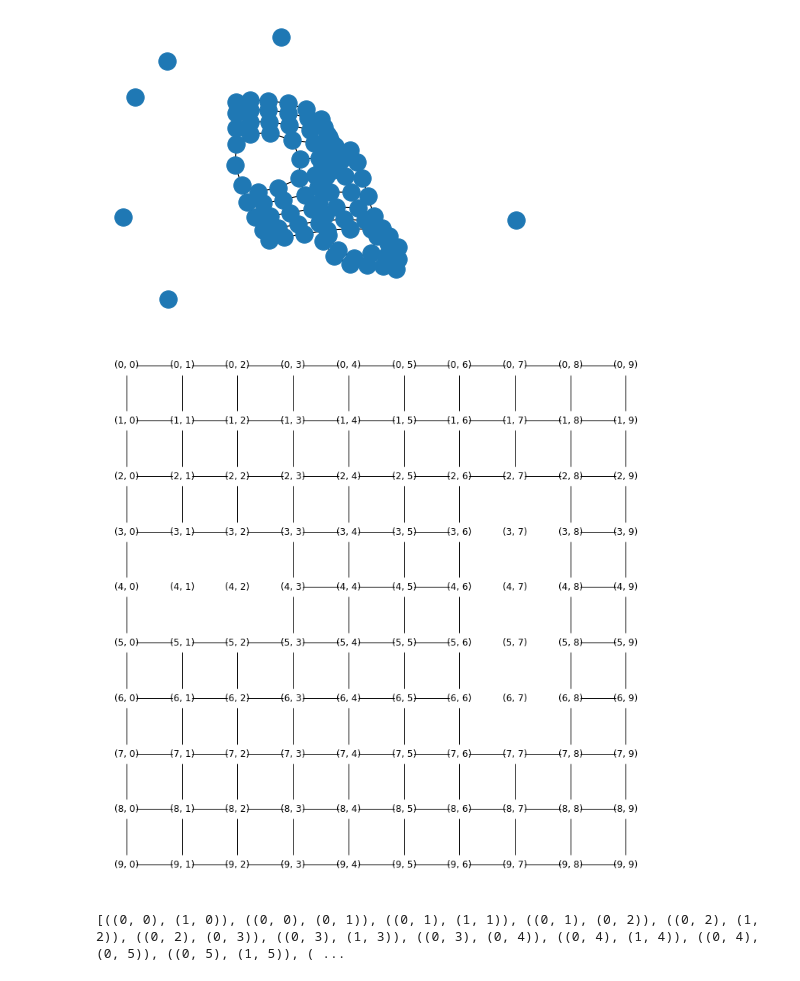
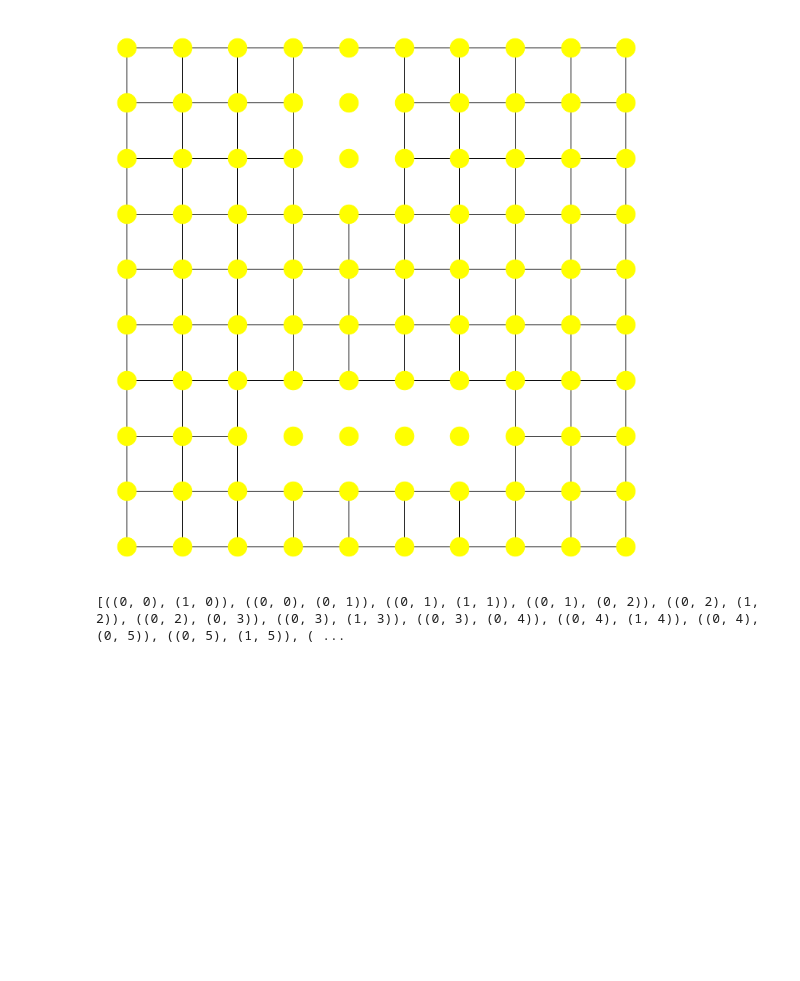
Before and after one commit to tjerkok/AgentBasedModelling, a Jupyter notebook: mesamodel/GroceryModel.ipynb, the cells around one changed output. Cells and saved outputs as stored; diff of their text form; code cells hidden in the pictures; blank space fills up the shorter version.

```diff
--- a/mesamodel/GroceryModel.ipynb
+++ b/mesamodel/GroceryModel.ipynb
@@ -41,18 +41,24 @@ planned move: (6, 8)
 # %%
 g = model.graph
 # %%
-plt.figure()
-nx.draw(g)
+plt.figure(figsize=(config["width"], config["height"]))
+pos = {(x,y):(x,-y) for x,y in g.nodes()}
 
-plt.figure(figsize=(config["width"], config["height"]))
-pos = {(x,y):(y,-x) for x,y in g.nodes()}
+val_map = {}
+for x, y in pos:
+    if x == 0 or x == 9 or y == 0 or y == 9:
+        val_map[pos]
+
 nx.draw(g, pos=pos,
-        node_color='white',
-        with_labels=True,
+        node_color='yellow',
         node_size=600)
+
+
+# for i in range(10):
+#     for j in range(10):
+#         print(g.nodes[(i,j)])
 # %% [output]
-[figure, old version]
+[figure, new version]
-[figure, removed]
 # %%
 print(g.edges)
 # %% [output]
```
Also changed, not shown: parts of 1 cell of this notebook, 1 other file.
